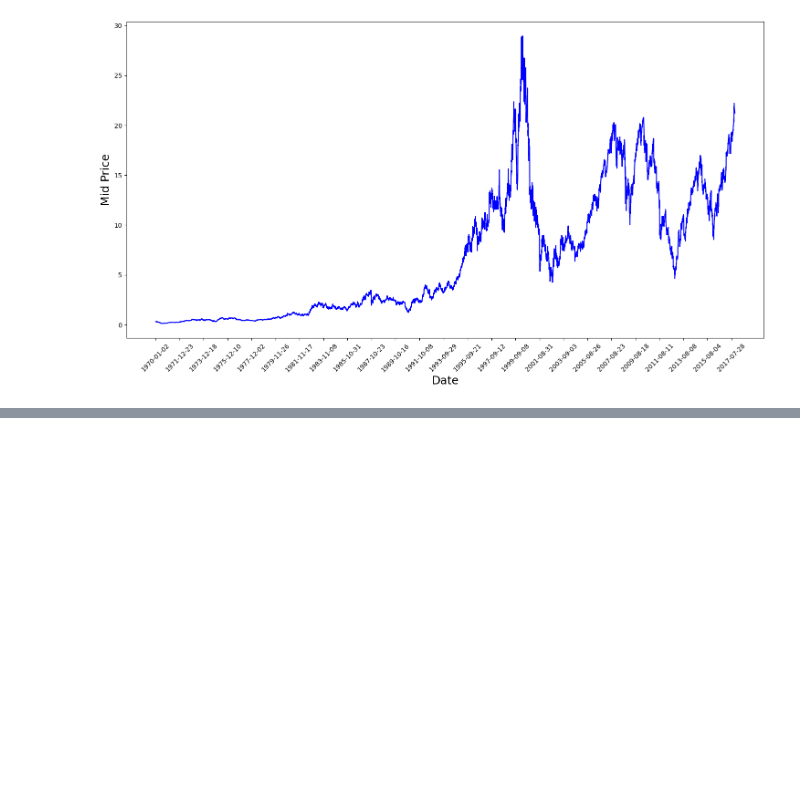
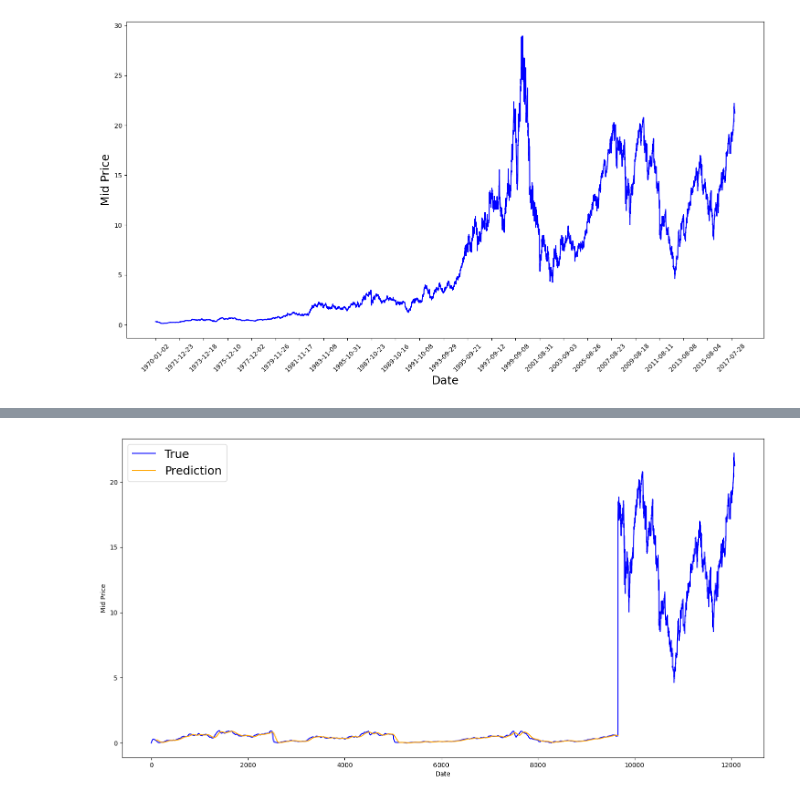
Before and after one commit to SIMONDSKNIGHT/StockTracker, a Jupyter notebook: new.ipynb, the cells around one changed output, grey strips where cells are left out. Cells and saved outputs as stored; diff of their text form; code cells hidden in the pictures; blank space fills up the shorter version.

```diff
--- a/new.ipynb
+++ b/new.ipynb
@@ -9,26 +9,28 @@ import os
 import tensorflow as tf
 from sklearn.preprocessing import MinMaxScaler
 # %%
-data_source = 'kaggle'
-
+data_source = 'na'  # Change to 'yahoo' for Yahoo Finance data
+os.environ["no_proxy"] = "*"
 if data_source == 'alphavantage':
     # Alpha Vantage API key
     with open('api_key.txt') as f:
         api_key = f.read().strip()
     # Define the stock symbol and the time period
     symbol = 'AAL'
-    url_string = f'https://www.alphavantage.co/query?function=TIME_SERIES_DAILY_ADJUSTED&symbol={symbol}&outputsize=full&apikey={api_key}&datatype=json'
+    url_string = f'https://www.alphavantage.co/query?function=TIME_SERIES_DAILY&symbol={symbol}&outputsize=full&apikey={api_key}&datatype=json'
     file_destination = f'{symbol}.json'
 
     if not os.path.exists(file_destination):
         # Download the data
-        with urllib.request.urlopen(url_string, file_destination) as url:
+        with urllib.request.urlopen(url_string) as url:
             data = json.loads(url.read().decode())
+            #print columns(data)
+            print(data)
             data = data['Time Series (Daily)']
             df = pd.DataFrame(columns=['Date', 'Open', 'High', 'Low', 'Close', 'Volume'])
             for date, values in data.items():
                 date = dt.datetime.strptime(date, '%Y-%m-%d')
-                row = [date.date(), float(values['1. open']), float(values['2. high']), float(values['3. low']), float(values['4. close']), int(values['6. volume'])]
+                row = [date.date(), float(values['1. open']), float(values['2. high']), float(values['3. low']), float(values['4. close']), int(values['5. volume'])]
                 df.loc[-1,:] = row
                 df.index = df.index + 1
         df.to_csv(file_destination)
@@ -62,0 +76,61 @@ mid_prices = (high_prices+low_prices)/2.0
+# %%
+OLD CODE. DOESNT WORK
+
+
+
+
+training_data = mid_prices[:int(len(mid_prices)*0.8)]
+test_data = mid_prices[int(len(mid_prices)*0.8):]
+scaler = MinMaxScaler()
+training_data = training_data.reshape(-1, 1)
+test_data = test_data.reshape(-1, 1)
+
+smoothing_window = 2500
+n = training_data.shape[0]
+for start in range(0, n, smoothing_window):
+    end = min(start + smoothing_window, n)
+    scaler.fit(training_data[start:end, :])
+    training_data[start:end, :] = scaler.transform(training_data[start:end, :])
+print(training_data.shape)
+
+training_data = training_data.reshape(-1)
+
+# Normalize test data
+test_data = scaler.transform(test_data).reshape(-1)
+EMA = 0.0
+gamma = 0.1
+for ti in range(9660):
+  EMA = gamma*training_data[ti] + (1-gamma)*EMA
+  training_data[ti] = EMA
+
+# Used for visualization and test purposes
+all_mid_data = np.concatenate([training_data,test_data],axis=0)
+window_size = 100
+N = training_data.size
+std_avg_predictions = []
+std_avg_x = []
+mse_errors = []
+
+for pred_idx in range(window_size,N):
+
+    if pred_idx >= N:
+        date = dt.datetime.strptime(k, '%Y-%m-%d').date() + dt.timedelta(days=1)
+    else:
+        date = df.loc[pred_idx,'Date']
+
+    std_avg_predictions.append(np.mean(training_data[pred_idx-window_size:pred_idx]))
+    mse_errors.append((std_avg_predictions[-1]-training_data[pred_idx])**2)
+    std_avg_x.append(date)
+
+print('MSE error for standard averaging: %.5f'%(0.5*np.mean(mse_errors)))
+
+plt.figure(figsize = (18,9))
+plt.plot(range(df.shape[0]),all_mid_data,color='b',label='True')
+plt.plot(range(window_size,N),std_avg_predictions,color='orange',label='Prediction')
+#plt.xticks(range(0,df.shape[0],50),df['Date'].loc[::50],rotation=45)
+plt.xlabel('Date')
+plt.ylabel('Mid Price')
+plt.legend(fontsize=18)
+plt.show()
+# %% [output]
+[figure, added]
```
Also changed, not shown: parts of 3 cells of this notebook, 1 other file.
